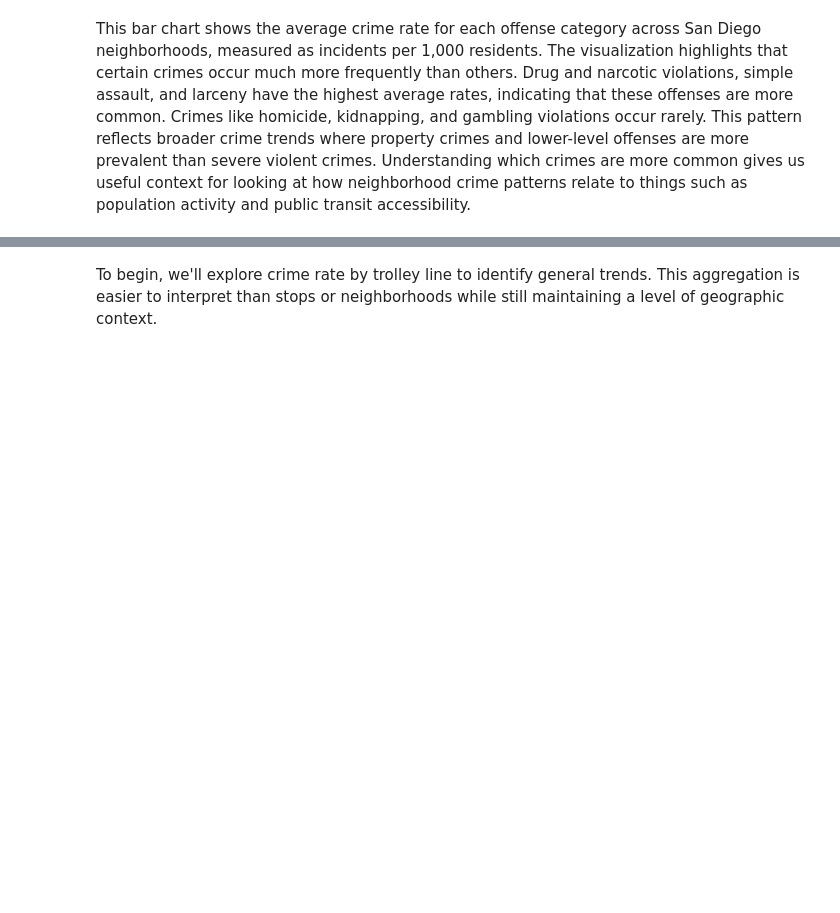
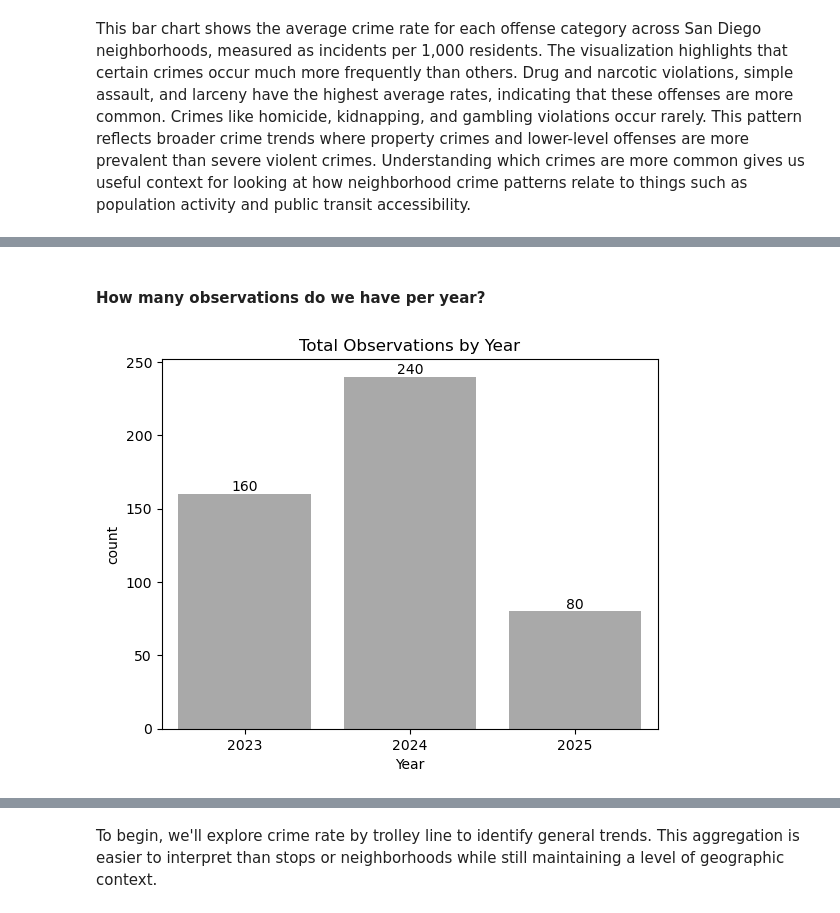
Before and after one commit to COGS108/Group022_WI26, a Jupyter notebook: 03-FinalProject.ipynb, the cells around one changed output, grey strips where cells are left out. Saved outputs shown, nothing was run; the diff lists cells and outputs as text; code cells hidden in the pictures; blank space fills up the shorter version.

```diff
--- a/03-FinalProject.ipynb
+++ b/03-FinalProject.ipynb
@@ -532,0 +584,9 @@ Some more words and stuff.  Remember notebooks work best if you interleave the c
+# %% [markdown]
+#### How many observations do we have per year?
+# %%
+ax = sns.countplot(clean_ridership_df, x='Year', color='darkgray')
+ax.bar_label(ax.containers[0])
+plt.title('Total Observations by Year')
+plt.show()
+# %% [output]
+[figure, added]
```
Also changed, not shown: parts of 43 cells of this notebook.
